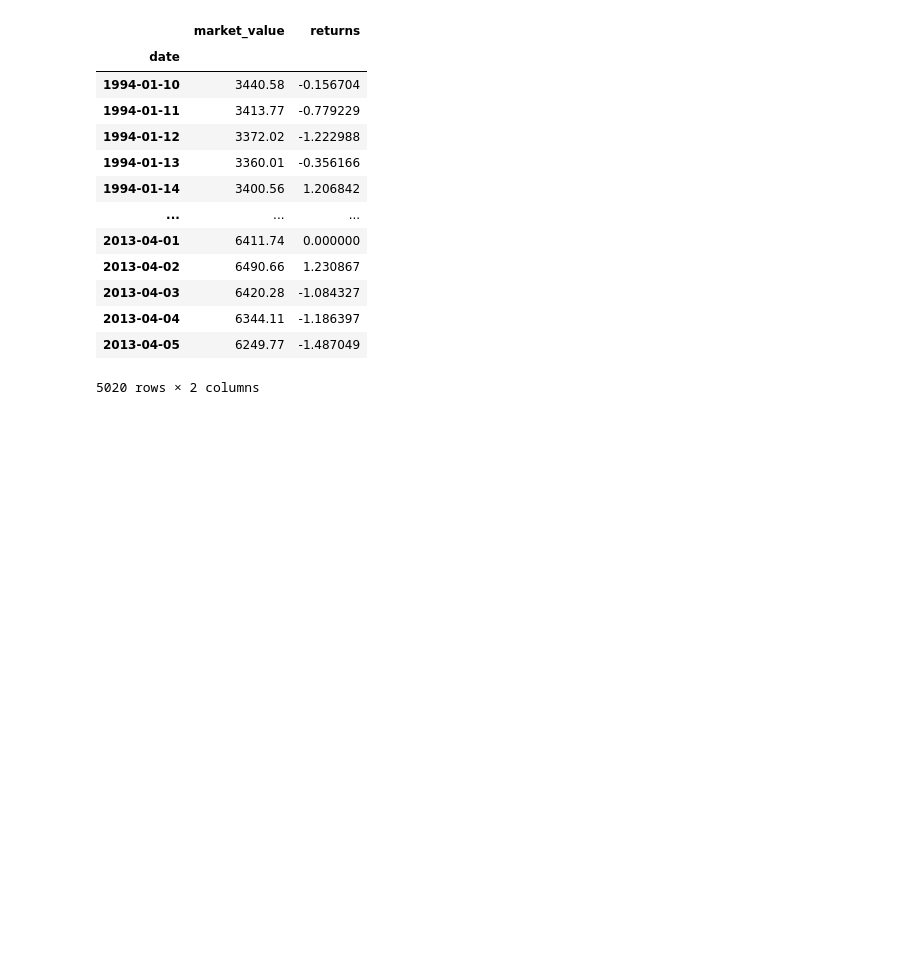
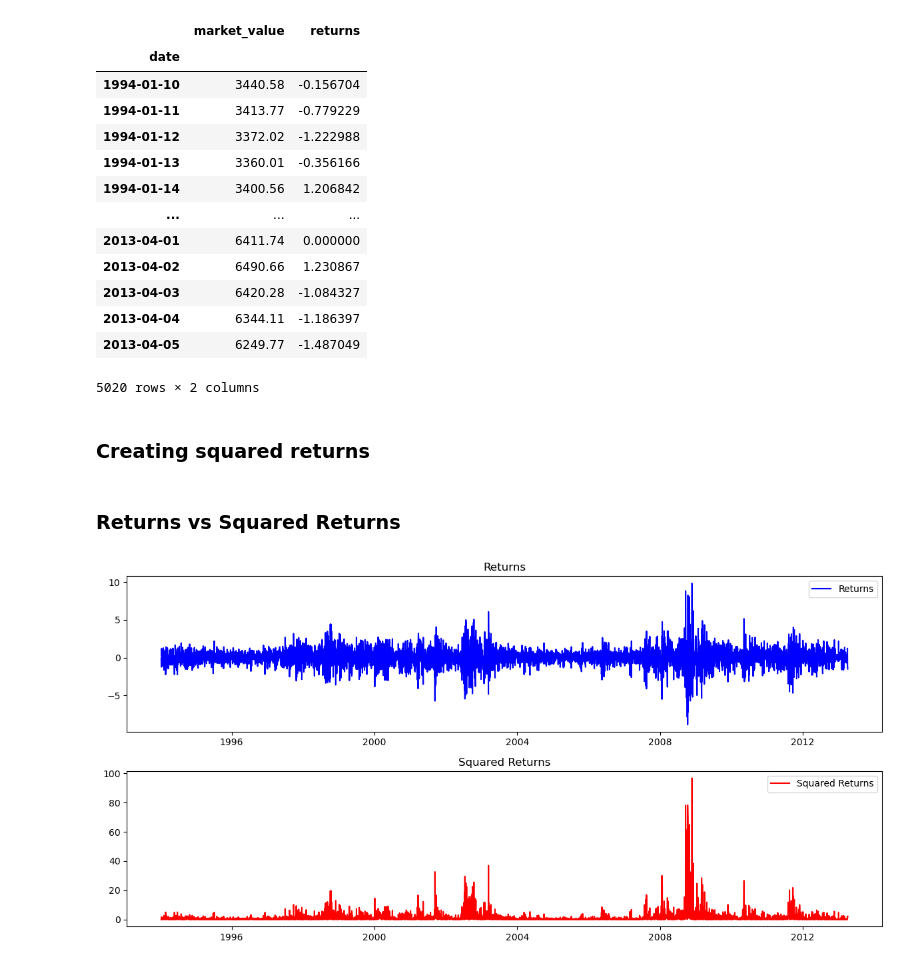
Before and after one commit to niranjan-kamal/time_series_models, a Jupyter notebook: Volatility_models.ipynb, the cells around one changed output. Cells and saved outputs as stored; diff of their text form; code cells hidden in the pictures; blank space fills up the shorter version.

```diff
--- a/Volatility_models.ipynb
+++ b/Volatility_models.ipynb
@@ -42,3 +42,26 @@ df
 | 2013-04-04 | 6344.11 | -1.186397 |
 | 2013-04-05 | 6249.77 | -1.487049 |
 5020 rows × 2 columns
+# %% [markdown]
+### Creating squared returns
+# %%
+#creating a new column for squared returns (sq_returns)
+
+df['sq_returns'] = df['returns'] ** 2
+# %% [markdown]
+### Returns vs Squared Returns
+# %%
+# plotting returns and squared returns
+plt.figure(figsize=(12, 6))
+plt.subplot(2, 1, 1)
+plt.plot(df.index, df['returns'], label='Returns', color='blue')
+plt.title('Returns')
+plt.legend()
+plt.subplot(2, 1, 2)
+plt.plot(df.index, df['sq_returns'], label='Squared Returns', color='red')
+plt.title('Squared Returns')
+plt.legend()
+plt.tight_layout()
+plt.show()
+# %% [output]
+[figure, added]
```
Also changed, not shown: parts of 42 cells of this notebook, 1 other file.
